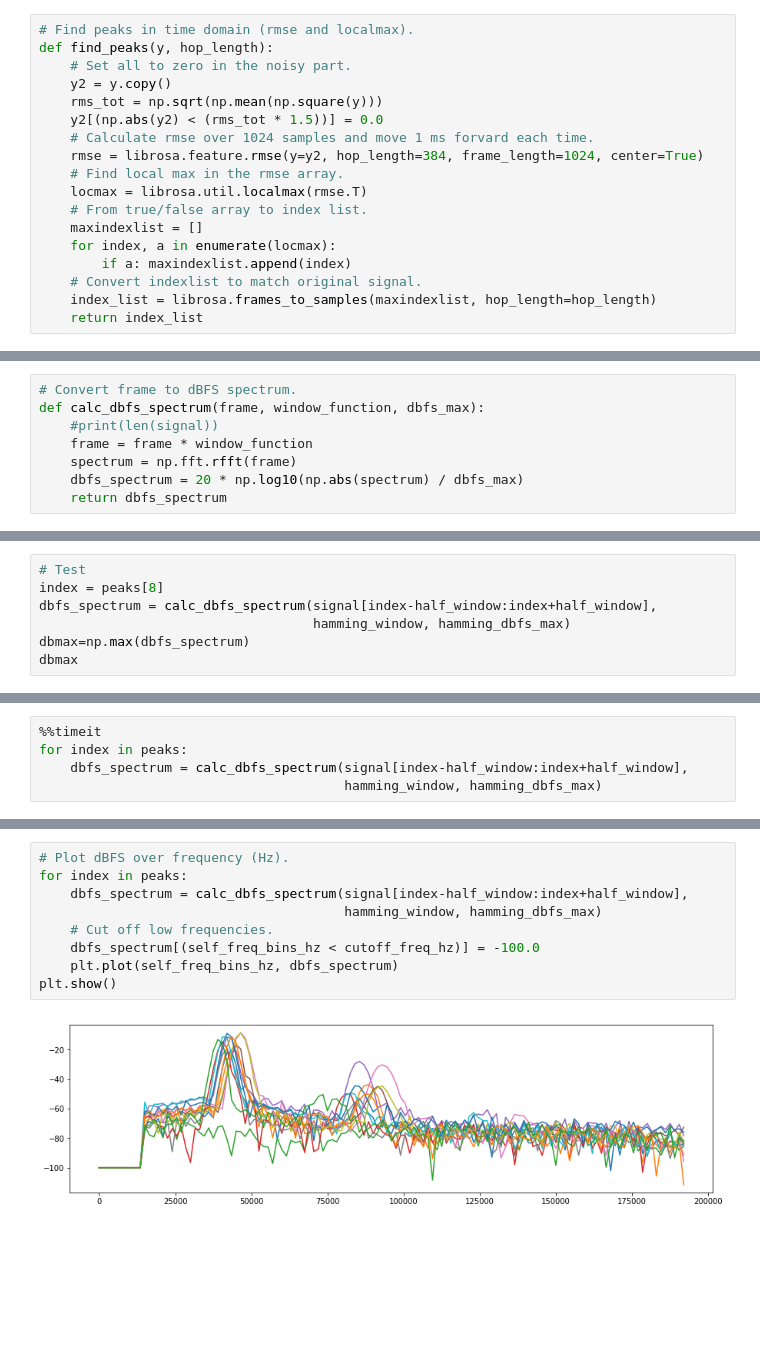
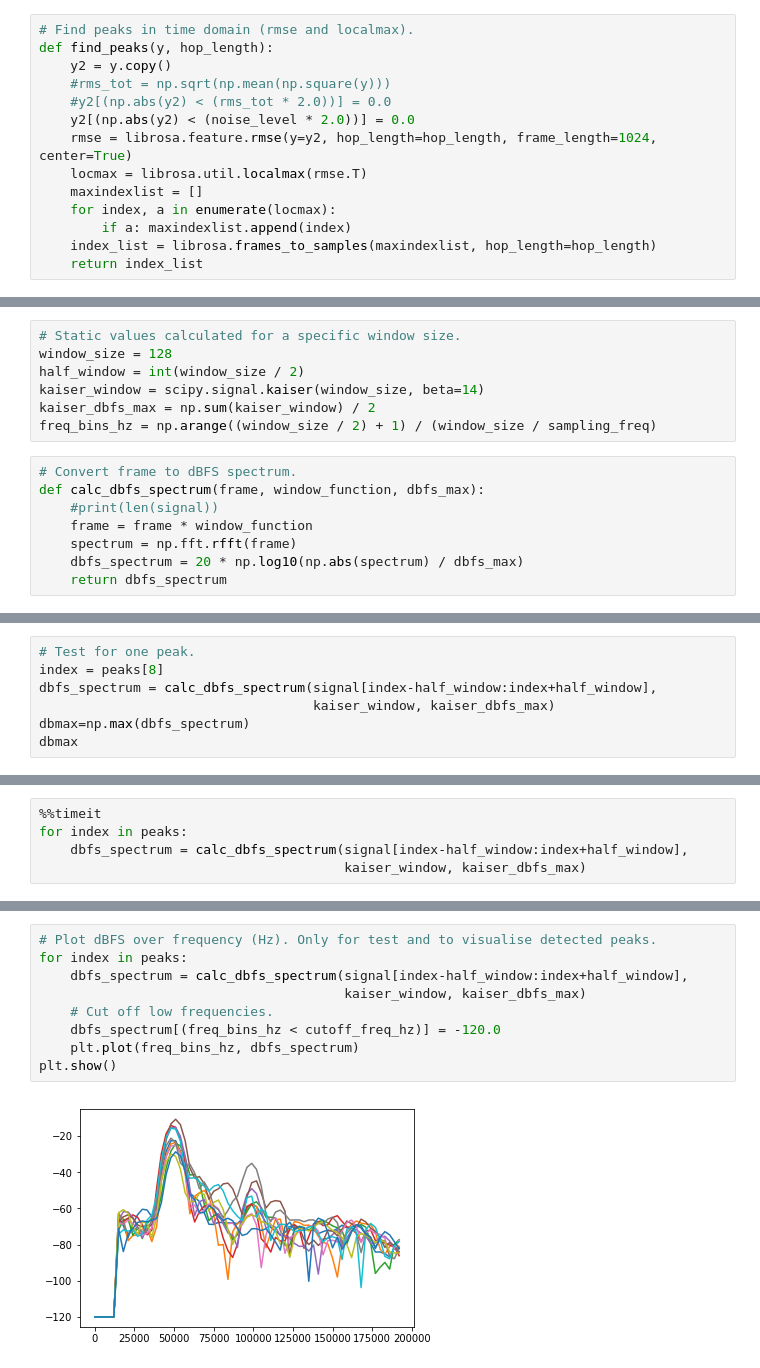
Before and after one commit to cloudedbats/cloudedbats_dsp, a Jupyter notebook: notebooks/experimental/zero_crossing_in_frequency_domain.ipynb, the cells around one changed output, grey strips where cells are left out. Saved outputs shown, nothing was run; the diff lists cells and outputs as text; blank space fills up the shorter version.

```diff
--- a/notebooks/experimental/zero_crossing_in_frequency_domain.ipynb
+++ b/notebooks/experimental/zero_crossing_in_frequency_domain.ipynb
@@ -86,19 +89,15 @@ plt.show()
 # %%
 # Find peaks in time domain (rmse and localmax).
 def find_peaks(y, hop_length):
-    # Set all to zero in the noisy part.
     y2 = y.copy()
-    rms_tot = np.sqrt(np.mean(np.square(y)))
-    y2[(np.abs(y2) < (rms_tot * 1.5))] = 0.0
-    # Calculate rmse over 1024 samples and move 1 ms forvard each time.
-    rmse = librosa.feature.rmse(y=y2, hop_length=384, frame_length=1024, center=True)
-    # Find local max in the rmse array.
+    #rms_tot = np.sqrt(np.mean(np.square(y)))
+    #y2[(np.abs(y2) < (rms_tot * 2.0))] = 0.0
+    y2[(np.abs(y2) < (noise_level * 2.0))] = 0.0
+    rmse = librosa.feature.rmse(y=y2, hop_length=hop_length, frame_length=1024, center=True)
     locmax = librosa.util.localmax(rmse.T)
-    # From true/false array to index list.
     maxindexlist = []
     for index, a in enumerate(locmax):
         if a: maxindexlist.append(index)
-    # Convert indexlist to match original signal.
     index_list = librosa.frames_to_samples(maxindexlist, hop_length=hop_length)
     return index_list
 # %%
@@ -118,3 +132,10 @@ array([ 21120,  51840,  85248,  86784, 117888, 152064, 183936, 220800,
+# %%
+# Static values calculated for a specific window size.
+window_size = 128
+half_window = int(window_size / 2)
+kaiser_window = scipy.signal.kaiser(window_size, beta=14)
+kaiser_dbfs_max = np.sum(kaiser_window) / 2
+freq_bins_hz = np.arange((window_size / 2) + 1) / (window_size / sampling_freq)
 # %%
 # Convert frame to dBFS spectrum.
 def calc_dbfs_spectrum(frame, window_function, dbfs_max):
@@ -134,8 +183,8 @@ self_freq_bins_hz = np.arange((window_size / 2) + 1) / (window_size / sampling_f
 # %%
-# Test
+# Test for one peak.
 index = peaks[8]
 dbfs_spectrum = calc_dbfs_spectrum(signal[index-half_window:index+half_window],
-                                   hamming_window, hamming_dbfs_max)
+                                   kaiser_window, kaiser_dbfs_max)
 dbmax=np.max(dbfs_spectrum)
 dbmax
 # %% [output]
@@ -144,5 +193,5 @@ dbmax
 %%timeit
 for index in peaks:
     dbfs_spectrum = calc_dbfs_spectrum(signal[index-half_window:index+half_window],
-                                       hamming_window, hamming_dbfs_max)
+                                       kaiser_window, kaiser_dbfs_max)
 # %% [output]
@@ -150,14 +200,14 @@ for index in peaks:
 # %%
-# Plot dBFS over frequency (Hz).
+# Plot dBFS over frequency (Hz). Only for test and to visualise detected peaks.
 for index in peaks:
     dbfs_spectrum = calc_dbfs_spectrum(signal[index-half_window:index+half_window],
-                                       hamming_window, hamming_dbfs_max)
+                                       kaiser_window, kaiser_dbfs_max)
     # Cut off low frequencies.
-    dbfs_spectrum[(self_freq_bins_hz < cutoff_freq_hz)] = -100.0
-    plt.plot(self_freq_bins_hz, dbfs_spectrum)
+    dbfs_spectrum[(freq_bins_hz < cutoff_freq_hz)] = -120.0
+    plt.plot(freq_bins_hz, dbfs_spectrum)
 plt.show()
 # %% [output]
-[figure, old version]
+[figure, new version]
 # %%
 # List peak and dBFS.
 for index in peaks:
```
Also changed, not shown: parts of 32 cells of this notebook, 2 other files.
